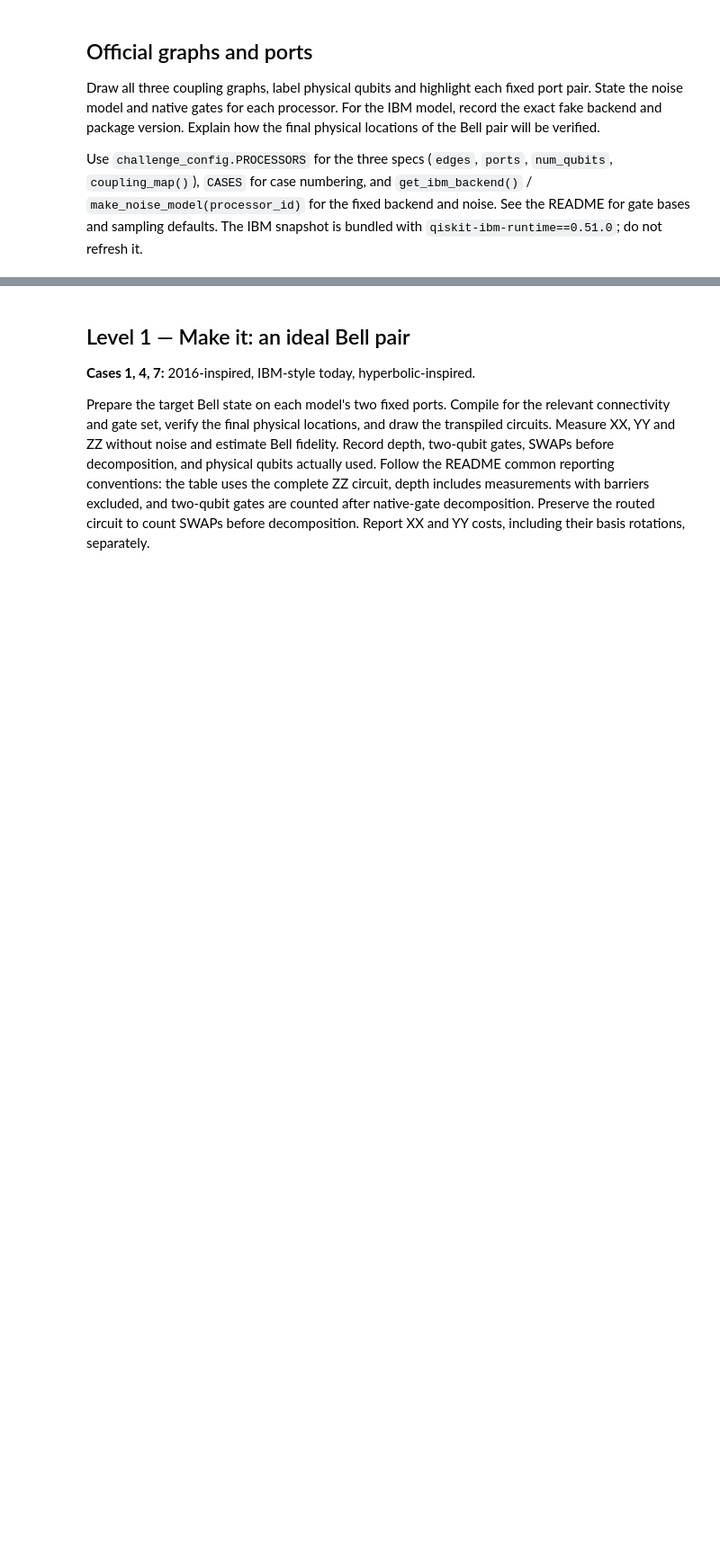
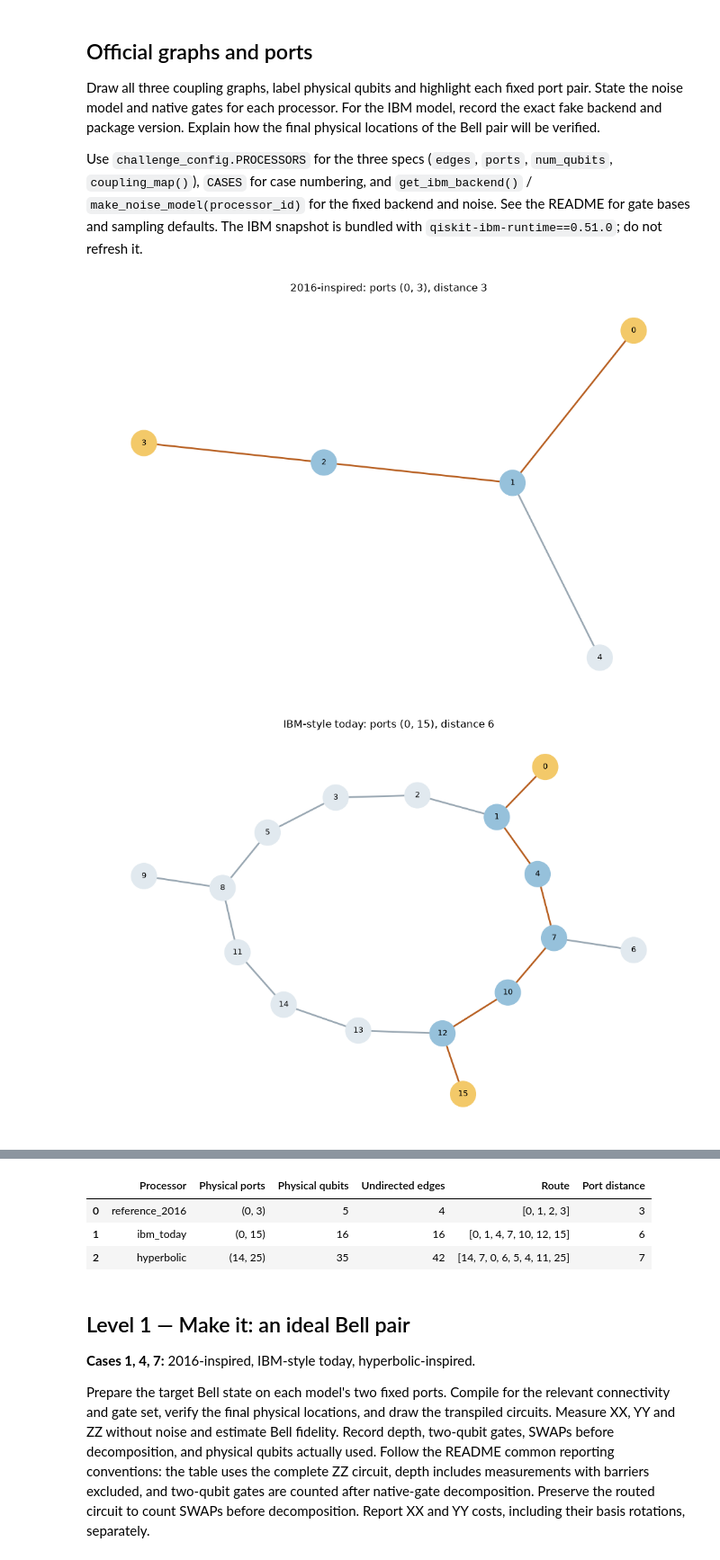
Before and after one commit to Clement-Wright/Geometry-Aware-Quantum-Cloud-Challenge-QCCR, a Jupyter notebook: challenge_submission.ipynb, the cells around one changed output, grey strips where cells are left out. Shown at 90% size. Cells and saved outputs as stored; diff of their text form; code cells hidden in the pictures; blank space fills up the shorter version.

Commit message:
Level 2, Setup, and Graphs

```diff
--- a/challenge_submission.ipynb
+++ b/challenge_submission.ipynb
@@ -22,4 +110,41 @@ Draw all three coupling graphs, label physical qubits and highlight each fixed p
 
 Use `challenge_config.PROCESSORS` for the three specs (`edges`, `ports`, `num_qubits`, `coupling_map()`), `CASES` for case numbering, and `get_ibm_backend()` / `make_noise_model(processor_id)` for the fixed backend and noise. See the README for gate bases and sampling defaults. The IBM snapshot is bundled with `qiskit-ibm-runtime==0.51.0`; do not refresh it.
 # %%
-# TODO: Write your solution here.
+processor_graphs, processor_routes = {}, {}
+graph_rows = []
+for model_id, model in PROCESSORS.items():
+    graph = nx.Graph()
+    graph.add_nodes_from(range(model.num_qubits))
+    graph.add_edges_from(model.edges)
+
+    # Draw each bidirectional coupling as one connection between physical qubits.
+    # Choose a path with the fewest edges between the fixed ports.
+    route = nx.shortest_path(graph, *model.ports)
+    processor_graphs[model_id] = graph
+    processor_routes[model_id] = route
+    graph_rows.append({
+        "Processor": model_id, "Physical ports": model.ports,
+        "Physical qubits": model.num_qubits, "Undirected edges": graph.number_of_edges(),
+        "Route": route, "Port distance": len(route) - 1,
+    })
+    node_colors = ["#f3c969" if qubit in model.ports else
+                   "#96c1db" if qubit in route else "#e1e9ef" for qubit in graph.nodes]
+    route_edges = {frozenset(edge) for edge in zip(route, route[1:])}
+    edge_colors = ["#b86022" if frozenset(edge) in route_edges else "#9aa8b3"
+                   for edge in graph.edges]
+    figure, axis = plt.subplots(figsize=(10, 7))
+    nx.draw_networkx(
+        graph, pos=nx.kamada_kawai_layout(graph), node_color=node_colors,
+        edge_color=edge_colors, node_size=650 if model.num_qubits > 20 else 900,
+        font_size=9, width=2, ax=axis,
+    )
+    axis.set_title(f"{model.name}: ports {model.ports}, distance {len(route) - 1}")
+    axis.set_axis_off()
+    figure.tight_layout()
+    display(figure)
+    plt.close(figure)
+
+display(pd.DataFrame(graph_rows))
+# %% [output]
+[figure, added]
+[figure, added]
@@ -26,3 +152,7 @@ Use `challenge_config.PROCESSORS` for the three specs (`edges`, `ports`, `num_qu
+|  | Processor | Physical ports | Physical qubits | Undirected edges | Route | Port distance |
+| 0 | reference_2016 | (0, 3) | 5 | 4 | [0, 1, 2, 3] | 3 |
+| 1 | ibm_today | (0, 15) | 16 | 16 | [0, 1, 4, 7, 10, 12, 15] | 6 |
+| 2 | hyperbolic | (14, 25) | 35 | 42 | [14, 7, 0, 6, 5, 4, 11, 25] | 7 |
 # %% [markdown]
 ## Level 1 — Make it: an ideal Bell pair
 
```
Also changed, not shown: parts of 7 cells of this notebook, 1 other file.
